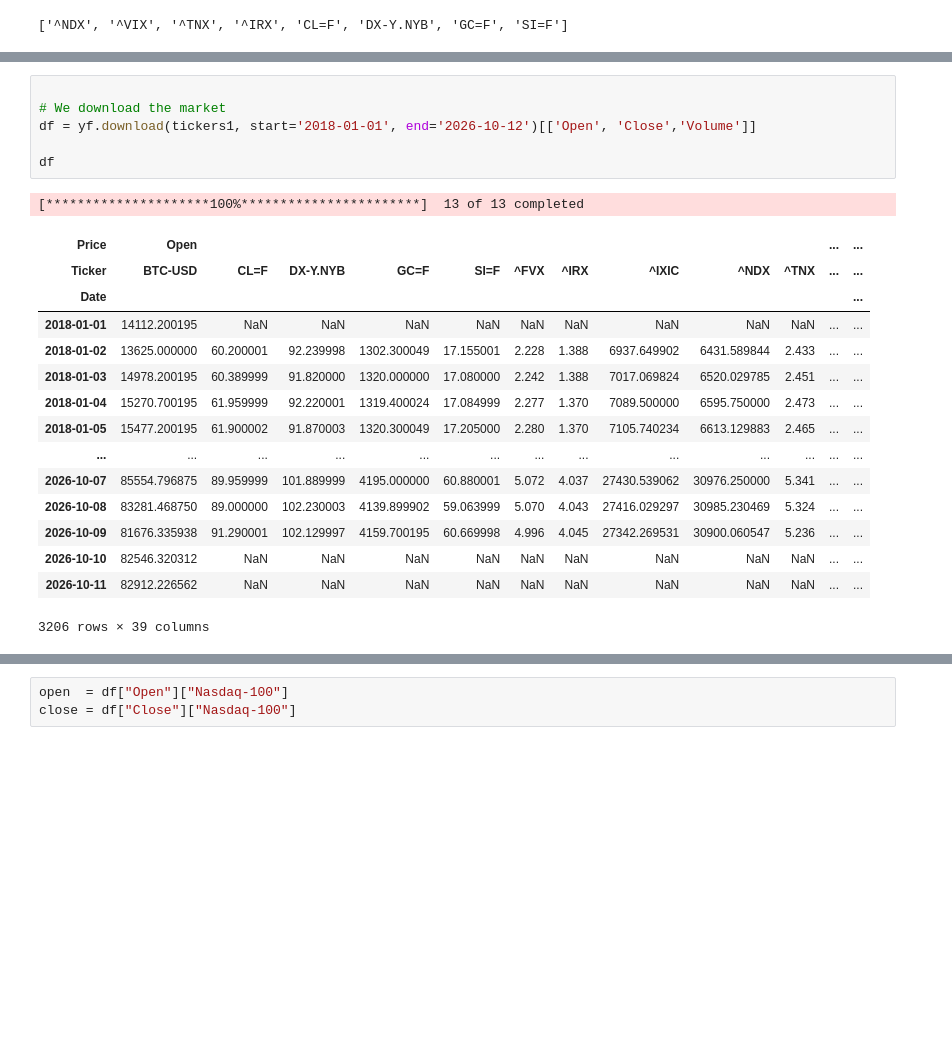
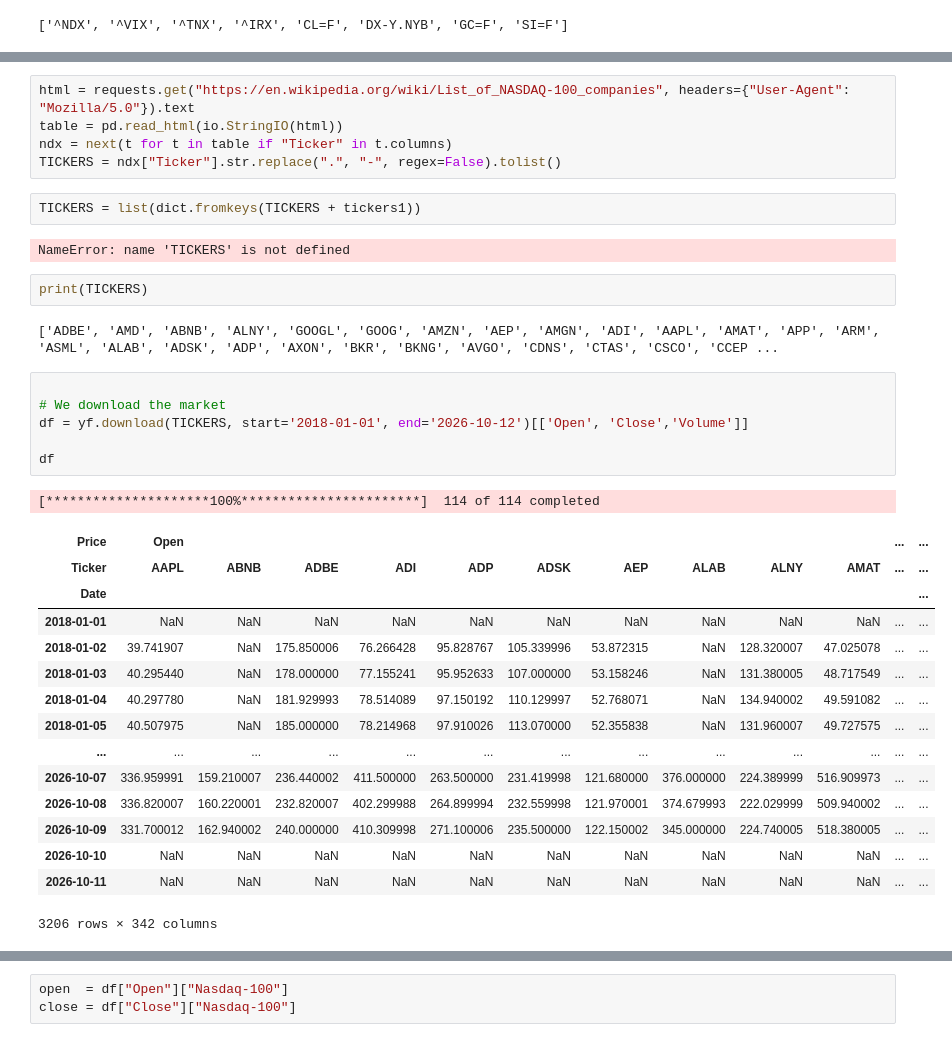
Before and after one commit to SamuAP19/NASDAQ_Prediction-Project, a Jupyter notebook: Df_cleaning.ipynb, the cells around one changed output, grey strips where cells are left out. Cells and saved outputs as stored; diff of their text form; blank space fills up the shorter version.

```diff
--- a/Df_cleaning.ipynb
+++ b/Df_cleaning.ipynb
@@ -44,26 +46,39 @@ tickers1 = list(NASDAQ_FEATURES.keys())
 print(tickers1)
 # %% [output]
 ['^NDX', '^IXIC', '^VXN', '^VIX', '^IRX', '^FVX', '^TNX', '^TYX', 'DX-Y.NYB', 'CL=F', 'GC=F', 'SI=F', 'BTC-USD']
+# %%
+html = requests.get("https://en.wikipedia.org/wiki/List_of_NASDAQ-100_companies", headers={"User-Agent": "Mozilla/5.0"}).text
+table = pd.read_html(io.StringIO(html))
+ndx = next(t for t in table if "Ticker" in t.columns)
+TICKERS = ndx["Ticker"].str.replace(".", "-", regex=False).tolist()
+# %%
+TICKERS = list(dict.fromkeys(TICKERS + tickers1))
+# %% [output]
+NameError: name 'TICKERS' is not defined
+# %%
+print(TICKERS)
+# %% [output]
+['ADBE', 'AMD', 'ABNB', 'ALNY', 'GOOGL', 'GOOG', 'AMZN', 'AEP', 'AMGN', 'ADI', 'AAPL', 'AMAT', 'APP', 'ARM', 'ASML', 'ALAB', 'ADSK', 'ADP', 'AXON', 'BKR', 'BKNG', 'AVGO', 'CDNS', 'CTAS', 'CSCO', 'CCEP ...
 # %%
 
 # We download the market
-df = yf.download(tickers1, start='2018-01-01', end='2026-10-12')[['Open', 'Close','Volume']]
+df = yf.download(TICKERS, start='2018-01-01', end='2026-10-12')[['Open', 'Close','Volume']]
 
 df
 # %% [output]
-[*********************100%***********************]  13 of 13 completed
+[*********************100%***********************]  114 of 114 completed
 | Price | Open |  |  |  |  |  |  |  |  |  | ... | ... |
-| Ticker | BTC-USD | CL=F | DX-Y.NYB | GC=F | SI=F | ^FVX | ^IRX | ^IXIC | ^NDX | ^TNX | ... | ... |
+| Ticker | AAPL | ABNB | ADBE | ADI | ADP | ADSK | AEP | ALAB | ALNY | AMAT | ... | ... |
 | Date |  |  |  |  |  |  |  |  |  |  |  | ... |
-| 2018-01-01 | 14112.200195 | NaN | NaN | NaN | NaN | NaN | NaN | NaN | NaN | NaN | ... | ... |
-| 2018-01-02 | 13625.000000 | 60.200001 | 92.239998 | 1302.300049 | 17.155001 | 2.228 | 1.388 | 6937.649902 | 6431.589844 | 2.433 | ... | ... |
-| 2018-01-03 | 14978.200195 | 60.389999 | 91.820000 | 1320.000000 | 17.080000 | 2.242 | 1.388 | 7017.069824 | 6520.029785 | 2.451 | ... | ... |
-| 2018-01-04 | 15270.700195 | 61.959999 | 92.220001 | 1319.400024 | 17.084999 | 2.277 | 1.370 | 7089.500000 | 6595.750000 | 2.473 | ... | ... |
-| 2018-01-05 | 15477.200195 | 61.900002 | 91.870003 | 1320.300049 | 17.205000 | 2.280 | 1.370 | 7105.740234 | 6613.129883 | 2.465 | ... | ... |
+| 2018-01-01 | NaN | NaN | NaN | NaN | NaN | NaN | NaN | NaN | NaN | NaN | ... | ... |
+| 2018-01-02 | 39.741907 | NaN | 175.850006 | 76.266428 | 95.828767 | 105.339996 | 53.872315 | NaN | 128.320007 | 47.025078 | ... | ... |
+| 2018-01-03 | 40.295440 | NaN | 178.000000 | 77.155241 | 95.952633 | 107.000000 | 53.158246 | NaN | 131.380005 | 48.717549 | ... | ... |
+| 2018-01-04 | 40.297780 | NaN | 181.929993 | 78.514089 | 97.150192 | 110.129997 | 52.768071 | NaN | 134.940002 | 49.591082 | ... | ... |
+| 2018-01-05 | 40.507975 | NaN | 185.000000 | 78.214968 | 97.910026 | 113.070000 | 52.355838 | NaN | 131.960007 | 49.727575 | ... | ... |
 | ... | ... | ... | ... | ... | ... | ... | ... | ... | ... | ... | ... | ... |
-| 2026-10-07 | 85554.796875 | 89.959999 | 101.889999 | 4195.000000 | 60.880001 | 5.072 | 4.037 | 27430.539062 | 30976.250000 | 5.341 | ... | ... |
-| 2026-10-08 | 83281.468750 | 89.000000 | 102.230003 | 4139.899902 | 59.063999 | 5.070 | 4.043 | 27416.029297 | 30985.230469 | 5.324 | ... | ... |
-| 2026-10-09 | 81676.335938 | 91.290001 | 102.129997 | 4159.700195 | 60.669998 | 4.996 | 4.045 | 27342.269531 | 30900.060547 | 5.236 | ... | ... |
-| 2026-10-10 | 82546.320312 | NaN | NaN | NaN | NaN | NaN | NaN | NaN | NaN | NaN | ... | ... |
-| 2026-10-11 | 82912.226562 | NaN | NaN | NaN | NaN | NaN | NaN | NaN | NaN | NaN | ... | ... |
+| 2026-10-07 | 336.959991 | 159.210007 | 236.440002 | 411.500000 | 263.500000 | 231.419998 | 121.680000 | 376.000000 | 224.389999 | 516.909973 | ... | ... |
+| 2026-10-08 | 336.820007 | 160.220001 | 232.820007 | 402.299988 | 264.899994 | 232.559998 | 121.970001 | 374.679993 | 222.029999 | 509.940002 | ... | ... |
+| 2026-10-09 | 331.700012 | 162.940002 | 240.000000 | 410.309998 | 271.100006 | 235.500000 | 122.150002 | 345.000000 | 224.740005 | 518.380005 | ... | ... |
+| 2026-10-10 | NaN | NaN | NaN | NaN | NaN | NaN | NaN | NaN | NaN | NaN | ... | ... |
+| 2026-10-11 | NaN | NaN | NaN | NaN | NaN | NaN | NaN | NaN | NaN | NaN | ... | ... |
-3206 rows × 39 columns
+3206 rows × 342 columns
```
Also changed, not shown: parts of 6 cells of this notebook, 6 other files.
